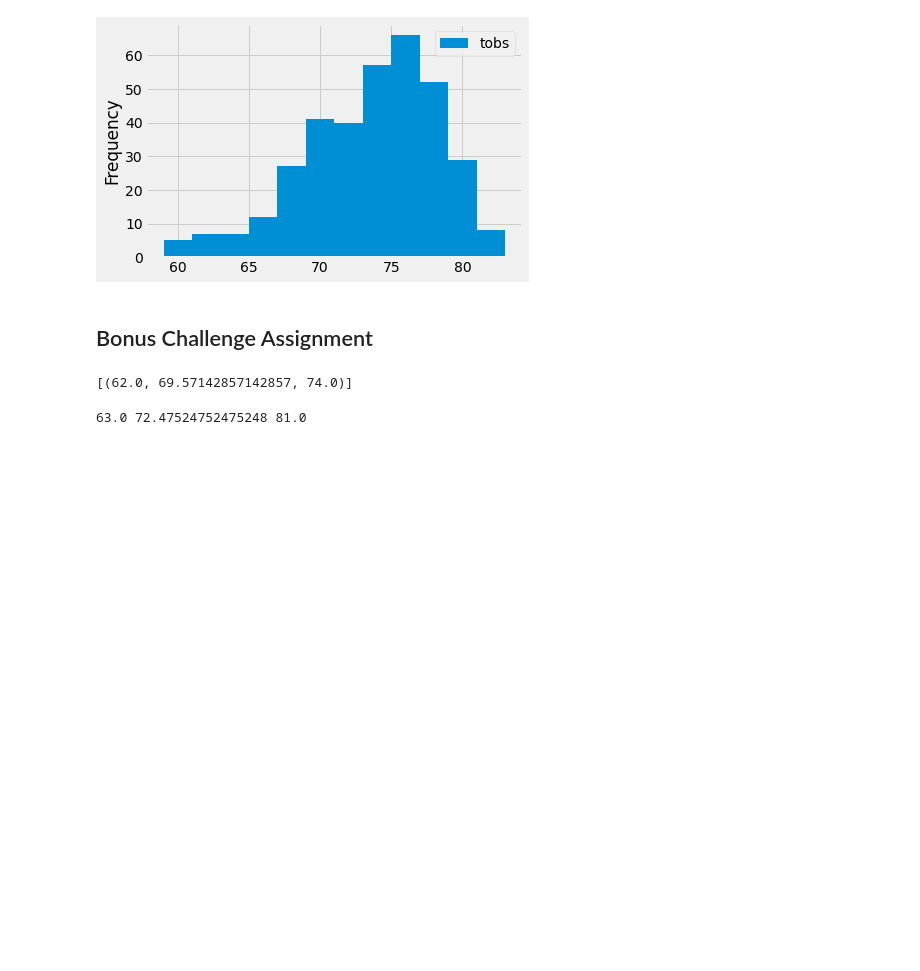
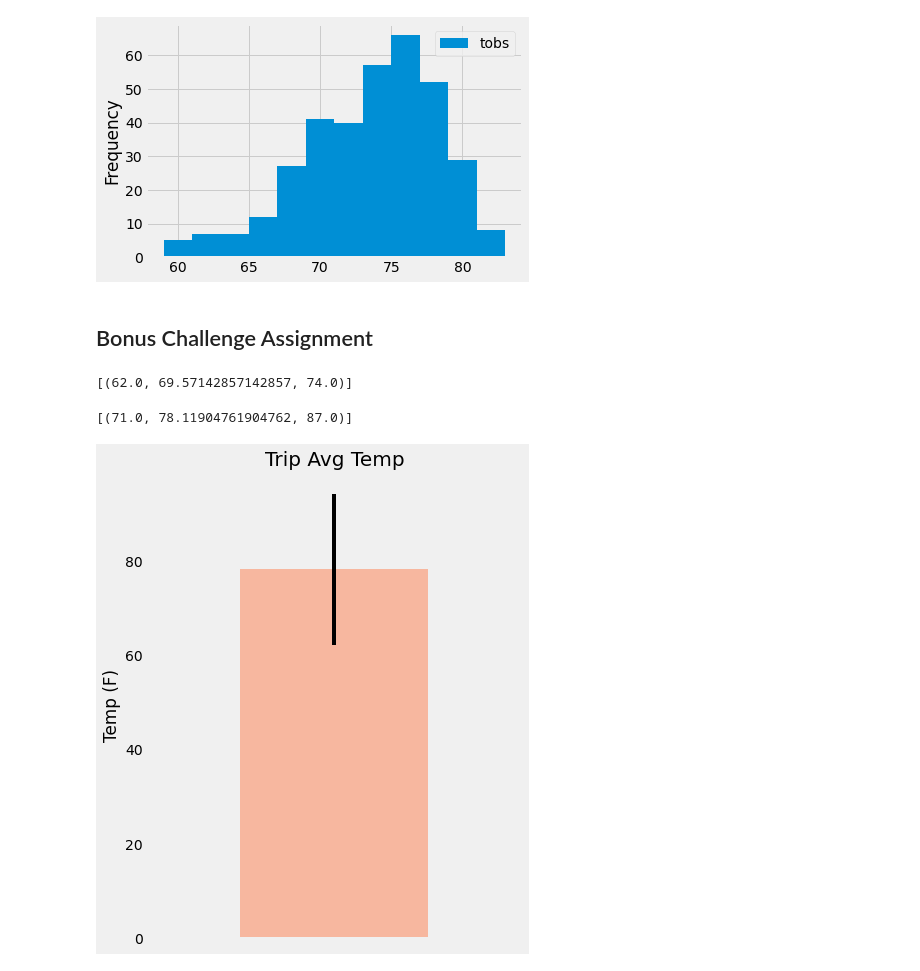
Before and after one commit to crobinson4224/sqlalchemy-challenge, a Jupyter notebook: climate_starter.ipynb, the cells around one changed output. Saved outputs shown, nothing was run; the diff lists cells and outputs as text; code cells hidden in the pictures; blank space fills up the shorter version.

```diff
--- a/climate_starter.ipynb
+++ b/climate_starter.ipynb
@@ -153,31 +153,27 @@ def calc_temps(start_date, end_date):
 print(calc_temps('2012-02-28', '2012-03-05'))
 # %% [output]
 [(62.0, 69.57142857142857, 74.0)]
-# %%
-# Use your previous function `calc_temps` to calculate the tmin, tavg, and tmax
-# for your trip using the previous year's data for those same dates.
-trip_start_date = '2014-04-10'
-trip_end_date = '2014-04-22'
-
-last_year_date = (dt.datetime.strptime(last_date[0],'%Y-%m-%d') - dt.timedelta(days=365)).strftime('%Y-%m-%d')
-
-def get_last_year_dates(start_date, end_date):
-
-    last_year_start_date = (dt.datetime.strptime(trip_start_date,'%Y-%m-%d') - dt.timedelta(days=365)).strftime('%Y-%m-%d')
-    last_year_end_date = (dt.datetime.strptime(trip_end_date,'%Y-%m-%d') - dt.timedelta(days=365)).strftime('%Y-%m-%d')
-    return last_year_start_date, last_year_end_date
-
-last_start_date, last_end_date = get_last_year_dates(trip_start_date, trip_end_date)
-
-tmin, tavg, tmax = calc_temps(last_start_date,last_end_date)[0]
-print(tmin, tavg, tmax)
-# %% [output]
-63.0 72.47524752475248 81.0
+# %%
+trip_results = calc_temps('2017-07-02', '2017-07-08')
+trip_results
+# %% [output]
+[(71.0, 78.11904761904762, 87.0)]
 # %%
 # Plot the results from your previous query as a bar chart.
 # Use "Trip Avg Temp" as your Title
 # Use the average temperature for the y value
 # Use the peak-to-peak (tmax-tmin) value as the y error bar (yerr)
+trip_df = pd.DataFrame(trip_results, columns=['Min Temp', 'Avg Temp', 'Max Temp'])
+avg_temp = trip_df['Avg Temp']
+min_max_temp = trip_df.iloc[0]['Max Temp'] - trip_df.iloc[0]['Min Temp']
+avg_temp.plot(kind='bar', yerr=min_max_temp, figsize=(6,8), alpha=0.5, color='coral')
+plt.title("Trip Avg Temp", fontsize=20)
+plt.ylabel("Temp (F)")
+plt.xticks([])
+plt.grid()
+plt.show()
+# %% [output]
+[figure, added]
 # %%
 # Calculate the total amount of rainfall per weather station for your trip dates using the previous year's matching dates.
 # Sort this in descending order by precipitation amount and list the station, name, latitude, longitude, and elevation
```
